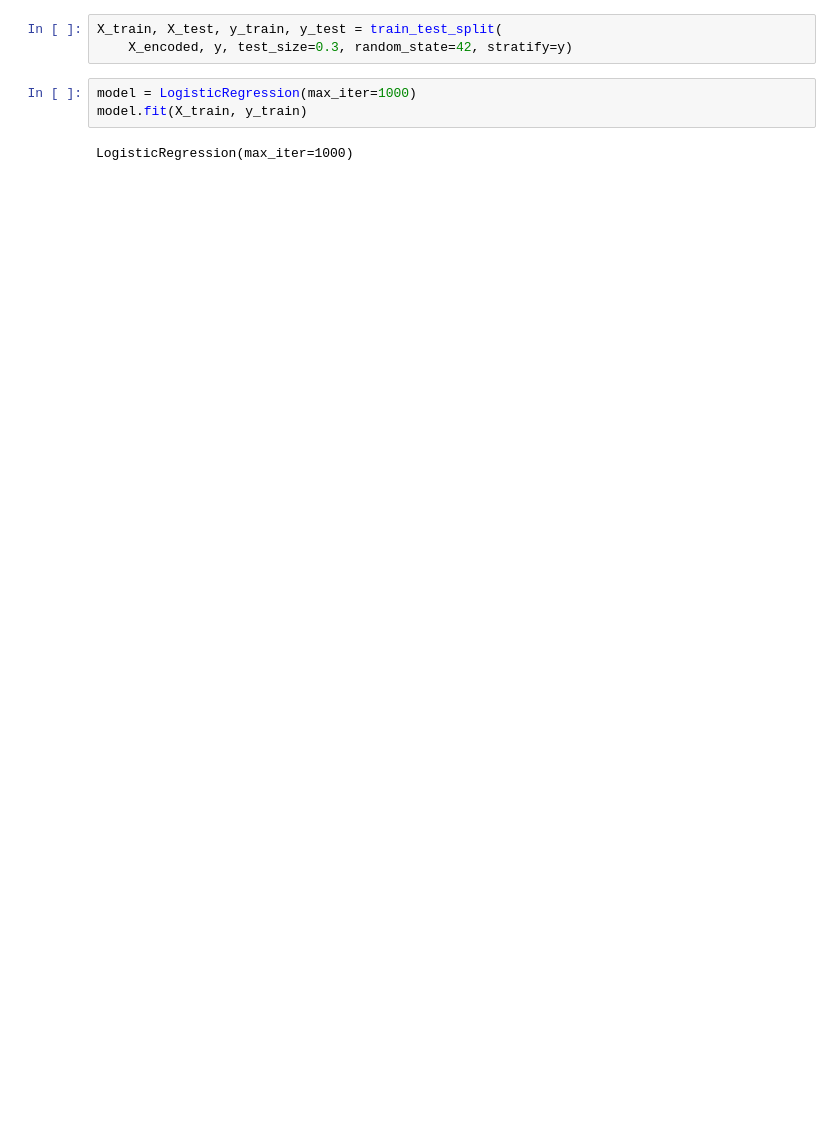
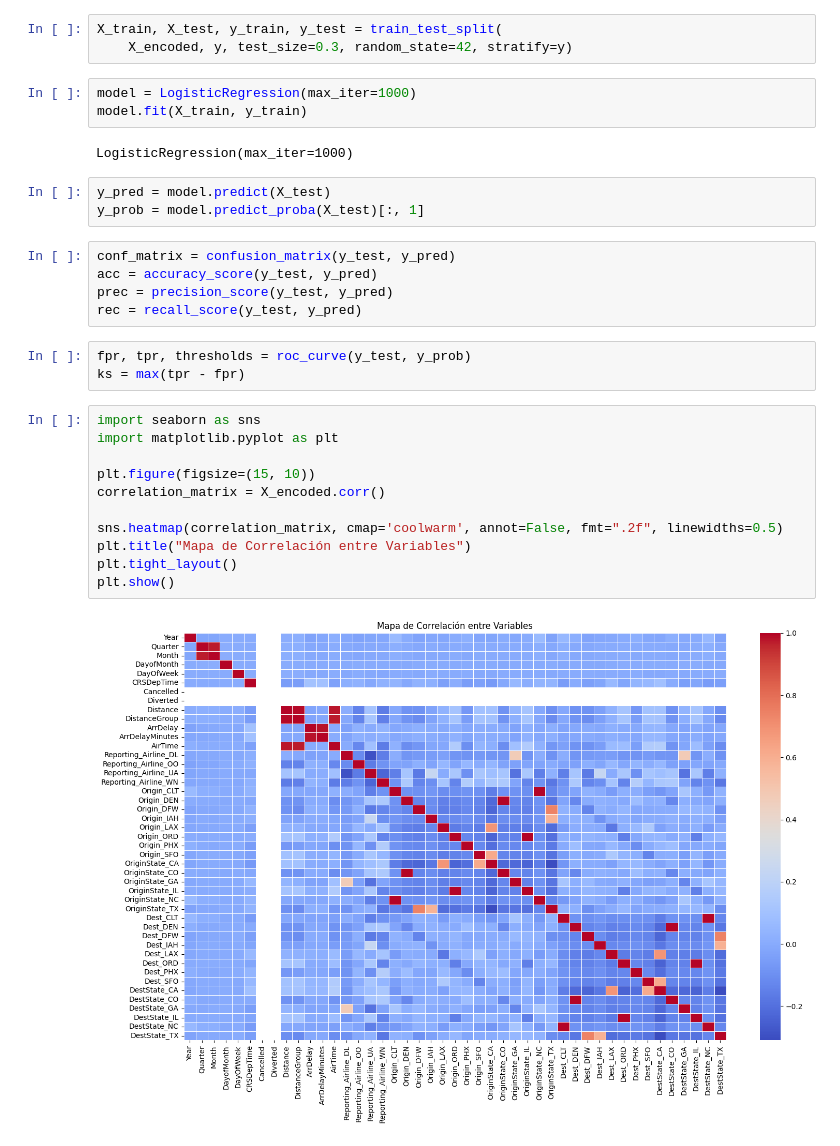
Before and after one commit to JulGiron/ProyectoFinal-DataScience, a Jupyter notebook: Model/Modelo_Baseline.ipynb, the cells around one changed output. Drawn from its saved outputs; the diff is of its cells as text; blank space fills up the shorter version.

```diff
--- a/Model/Modelo_Baseline.ipynb
+++ b/Model/Modelo_Baseline.ipynb
@@ -41,3 +42,27 @@ model = LogisticRegression(max_iter=1000)
 model.fit(X_train, y_train)
 # %% [output]
 LogisticRegression(max_iter=1000)
+# %%
+y_pred = model.predict(X_test)
+y_prob = model.predict_proba(X_test)[:, 1]
+# %%
+conf_matrix = confusion_matrix(y_test, y_pred)
+acc = accuracy_score(y_test, y_pred)
+prec = precision_score(y_test, y_pred)
+rec = recall_score(y_test, y_pred)
+# %%
+fpr, tpr, thresholds = roc_curve(y_test, y_prob)
+ks = max(tpr - fpr)
+# %%
+import seaborn as sns
+import matplotlib.pyplot as plt
+
+plt.figure(figsize=(15, 10))
+correlation_matrix = X_encoded.corr()
+
+sns.heatmap(correlation_matrix, cmap='coolwarm', annot=False, fmt=".2f", linewidths=0.5)
+plt.title("Mapa de Correlación entre Variables")
+plt.tight_layout()
+plt.show()
+# %% [output]
+[figure, added]
```
Also changed, not shown: parts of 5 cells of this notebook.
